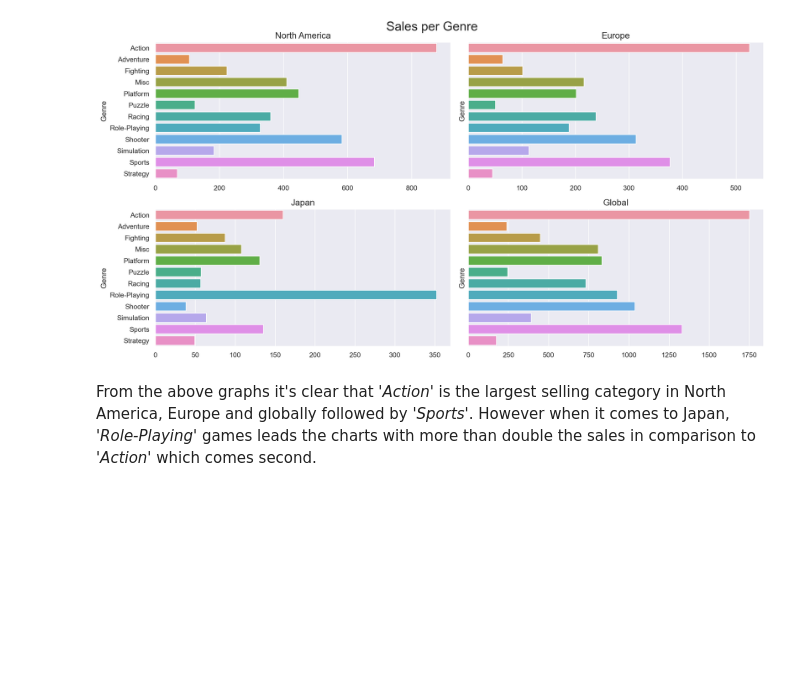
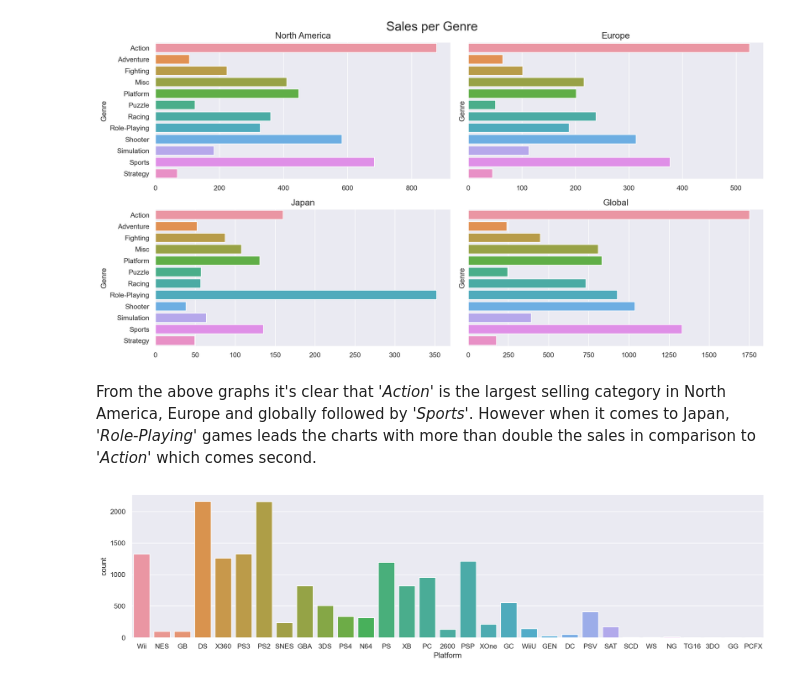
Before and after one commit to Manav099/ExploratoryDataAnalysis, a Jupyter notebook: Project03-videogame_sales/VideoGames_Sales_Analysis.ipynb, the cells around one changed output. Saved outputs shown, nothing was run; the diff lists cells and outputs as text; code cells hidden in the pictures; blank space fills up the shorter version.

Commit message:
added console wise sales and count

```diff
--- a/Project03-videogame_sales/VideoGames_Sales_Analysis.ipynb
+++ b/Project03-videogame_sales/VideoGames_Sales_Analysis.ipynb
@@ -187,0 +190,5 @@ From the above graphs it's clear that <i>'Action'</i> is the largest selling cat
+# %%
+sns.countplot(data=df, x='Platform')
+plt.tight_layout();
+# %% [output]
+[figure, added]
```
Also changed, not shown: parts of 6 cells of this notebook.
